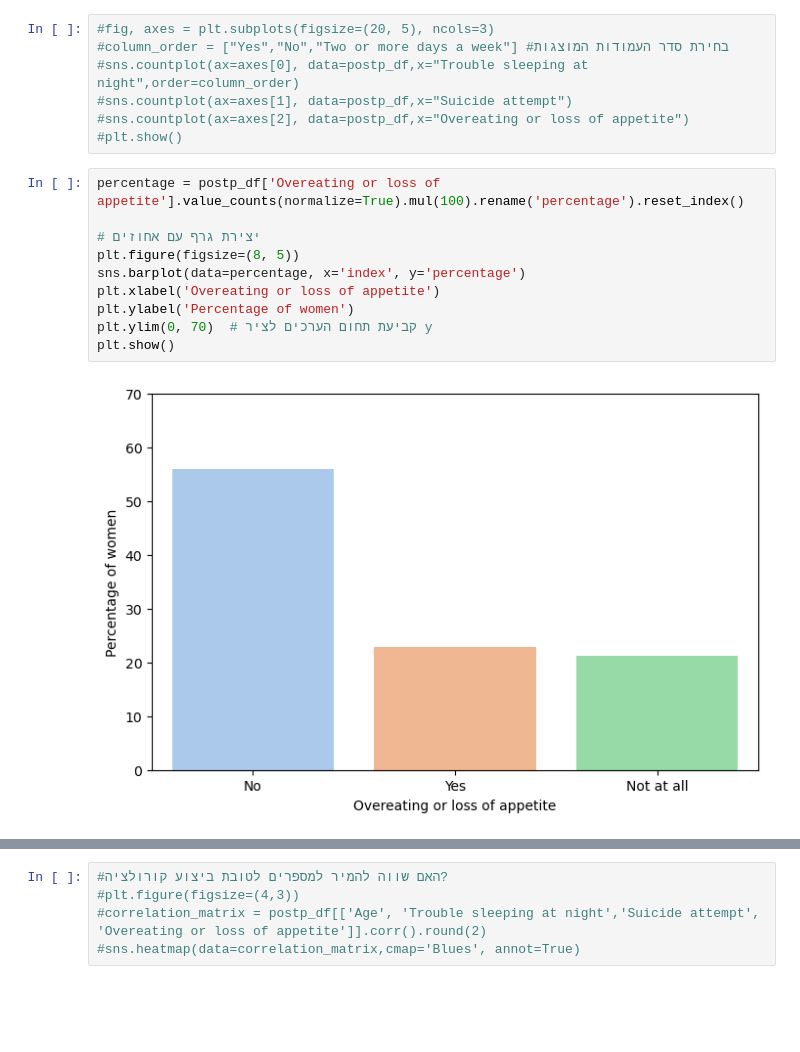
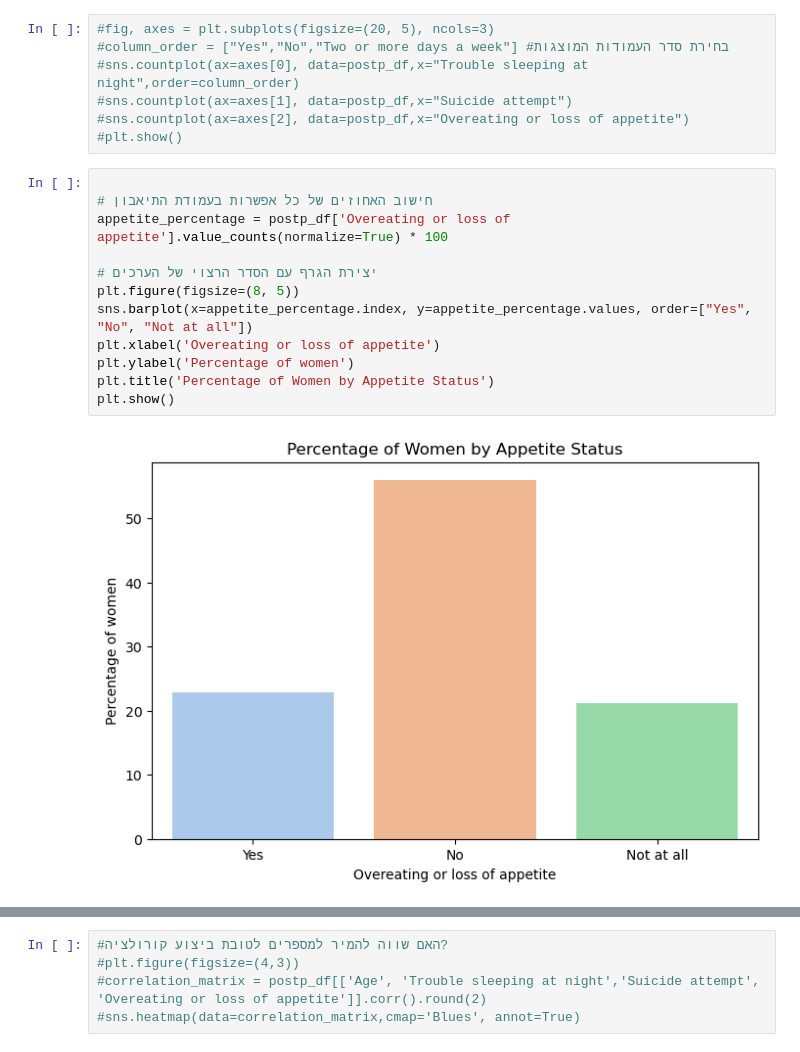
Before and after one commit to sivanhiya/sivanhiya, a Jupyter notebook: projectpostpartum (1).ipynb, the cells around one changed output, grey strips where cells are left out. Drawn from its saved outputs; the diff is of its cells as text; blank space fills up the shorter version.

```diff
--- a/projectpostpartum (1).ipynb
+++ b/projectpostpartum (1).ipynb
@@ -171,16 +171,18 @@ plt.show()
 #sns.countplot(ax=axes[1], data=postp_df,x="Suicide attempt")
 #sns.countplot(ax=axes[2], data=postp_df,x="Overeating or loss of appetite")
 #plt.show()
-# %%
-percentage = postp_df['Overeating or loss of appetite'].value_counts(normalize=True).mul(100).rename('percentage').reset_index()
-
-# יצירת גרף עם אחוזים
-plt.figure(figsize=(8, 5))
-sns.barplot(data=percentage, x='index', y='percentage')
-plt.xlabel('Overeating or loss of appetite')
-plt.ylabel('Percentage of women')
-plt.ylim(0, 70)  # קביעת תחום הערכים לציר y
-plt.show()
-# %% [output]
-[figure, removed]
+# %%
+
+# חישוב האחוזים של כל אפשרות בעמודת התיאבון
+appetite_percentage = postp_df['Overeating or loss of appetite'].value_counts(normalize=True) * 100
+
+# יצירת הגרף עם הסדר הרצוי של הערכים
+plt.figure(figsize=(8, 5))
+sns.barplot(x=appetite_percentage.index, y=appetite_percentage.values, order=["Yes", "No", "Not at all"])
+plt.xlabel('Overeating or loss of appetite')
+plt.ylabel('Percentage of women')
+plt.title('Percentage of Women by Appetite Status')
+plt.show()
+# %% [output]
+[figure, added]
 # %% [markdown]
```
Also changed, not shown: parts of 19 cells of this notebook.
